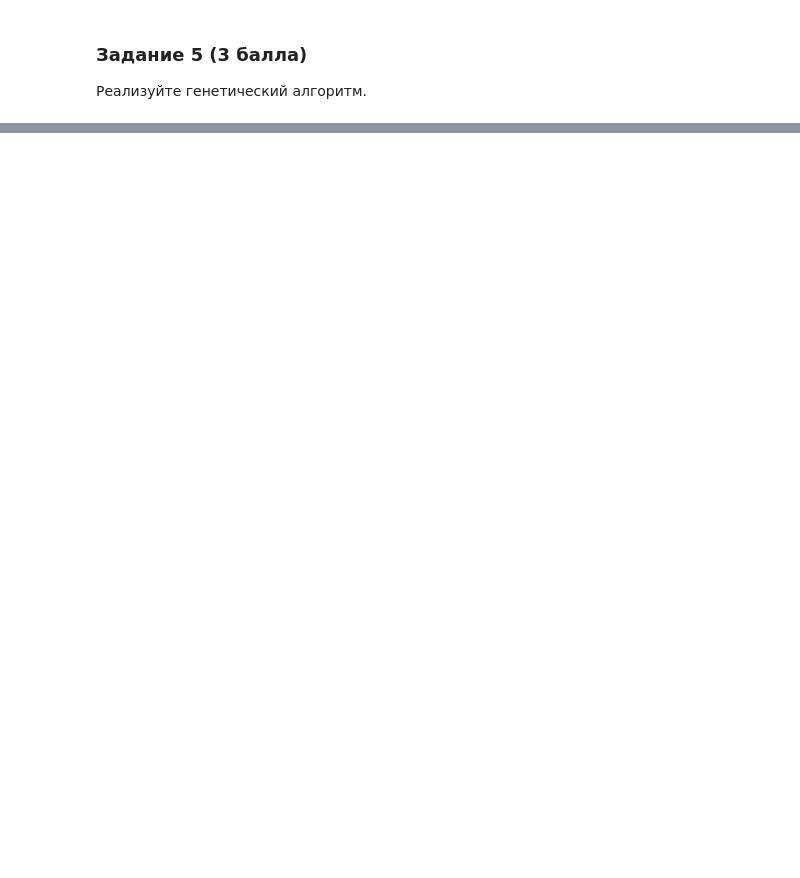
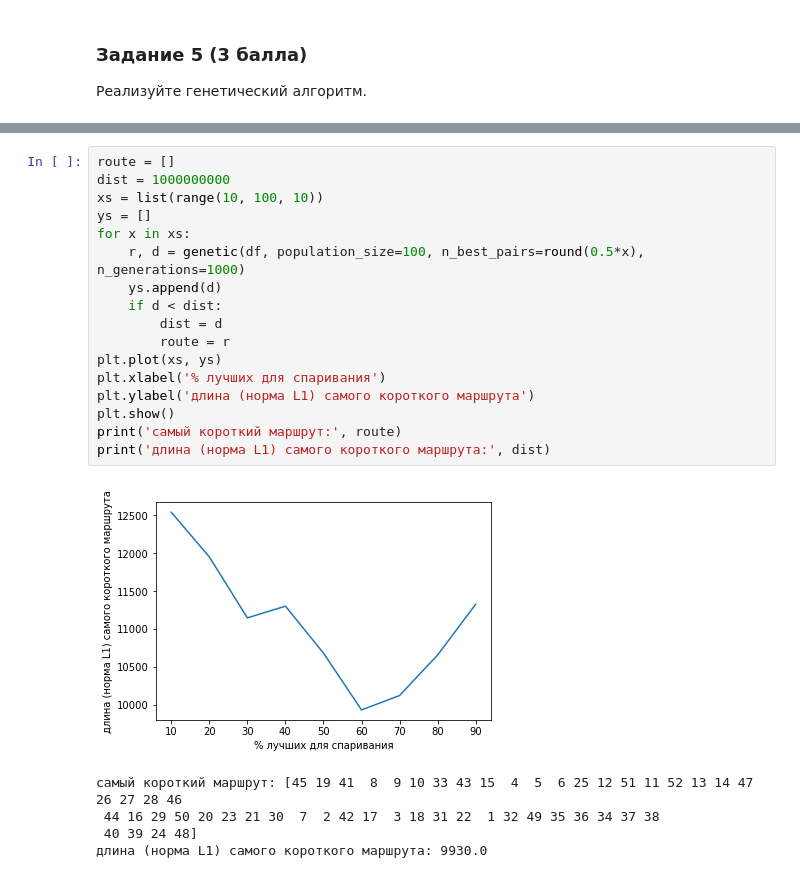
Before and after one commit to yegorov-boris/bioinf, a Jupyter notebook: HW9_local_and_global_search.ipynb, the cells around one changed output, grey strips where cells are left out. Drawn from its saved outputs; the diff is of its cells as text; blank space fills up the shorter version.

```diff
--- a/HW9_local_and_global_search.ipynb
+++ b/HW9_local_and_global_search.ipynb
@@ -191,0 +246,23 @@ Wall time: 2.37 s
+# %%
+route = []
+dist = 1000000000
+xs = list(range(10, 100, 10))
+ys = []
+for x in xs:
+    r, d = genetic(df, population_size=100, n_best_pairs=round(0.5*x), n_generations=1000)
+    ys.append(d)
+    if d < dist:
+        dist = d
+        route = r
+plt.plot(xs, ys)
+plt.xlabel('% лучших для спаривания')
+plt.ylabel('длина (норма L1) самого короткого маршрута')
+plt.show()
+print('самый короткий маршрут:', route)
+print('длина (норма L1) самого короткого маршрута:', dist)
+# %% [output]
+[figure, added]
+самый короткий маршрут: [45 19 41  8  9 10 33 43 15  4  5  6 25 12 51 11 52 13 14 47 26 27 28 46
+ 44 16 29 50 20 23 21 30  7  2 42 17  3 18 31 22  1 32 49 35 36 34 37 38
+ 40 39 24 48]
+длина (норма L1) самого короткого маршрута: 9930.0
```
Also changed, not shown: parts of 4 cells of this notebook.
